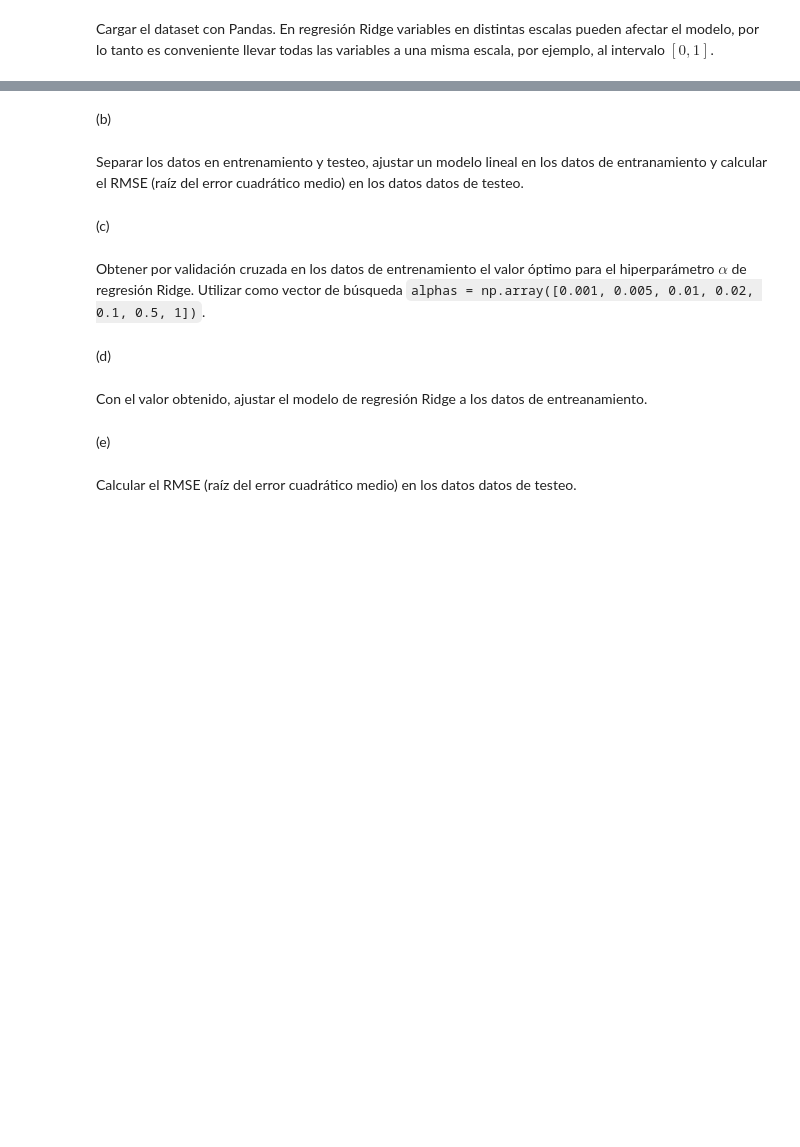
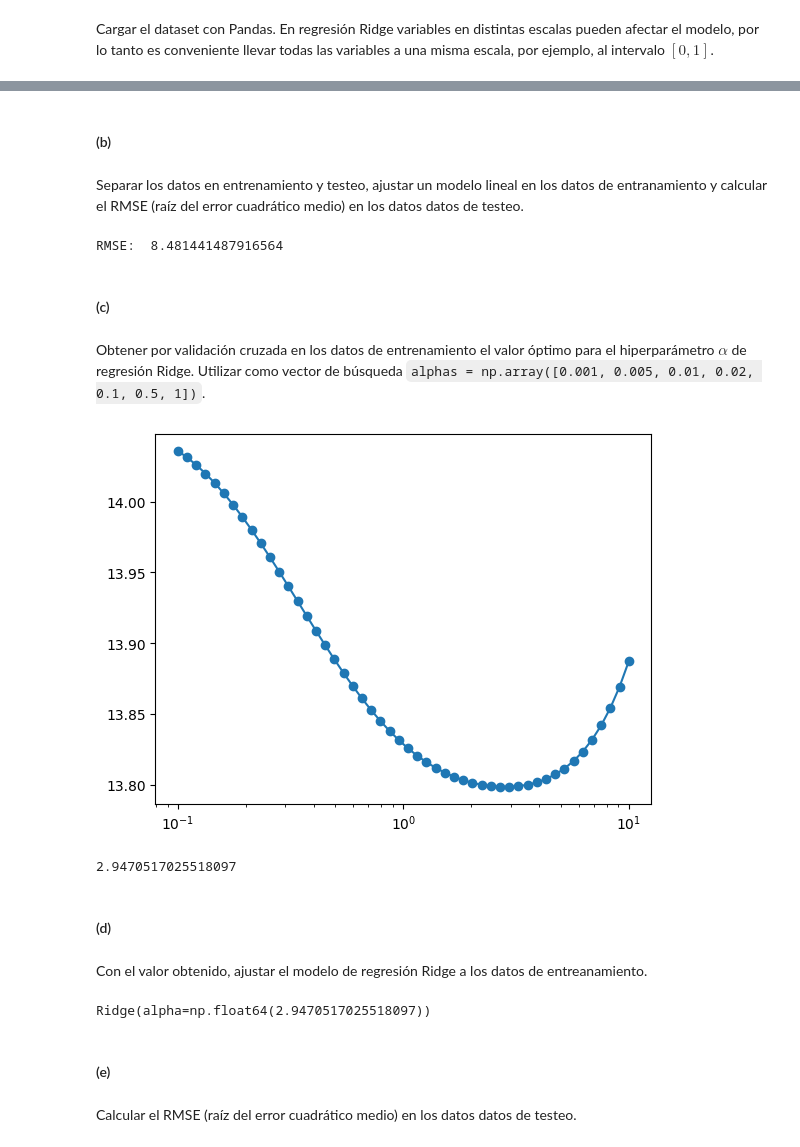
Before and after one commit to lmendezayl/uba-ldd-ic, a Jupyter notebook: guias/soluciones/practica7.ipynb, the cells around one changed output, grey strips where cells are left out. Drawn from its saved outputs; the diff is of its cells as text; code cells hidden in the pictures; blank space fills up the shorter version.

```diff
--- a/guias/soluciones/practica7.ipynb
+++ b/guias/soluciones/practica7.ipynb
@@ -646,3 +750,11 @@ clientes a partir de información de los clientes. Utilizamos el dataset `credit
 Cargar el dataset con Pandas. En regresión Ridge variables en distintas escalas pueden
 afectar el modelo, por lo tanto es conveniente llevar todas las variables a una misma escala,
 por ejemplo, al intervalo $[0,1]$.
+# %%
+try:
+    df_credit = pd.read_csv('../../datasets/credit.csv')
+except:
+    url = 'https://raw.githubusercontent.com/lmendezayl/uba-ldd-ic/refs/heads/main/datasets/credit.csv'
+    df_credit = pd.read_csv(url)
+
+df_credit.head()
@@ -649,20 +768,77 @@ por ejemplo, al intervalo $[0,1]$.
 # %% [markdown]
-(b)
+#### (b)
 # %% [markdown]
 Separar los datos en entrenamiento y testeo, ajustar un modelo lineal en los datos de
 entranamiento y calcular el RMSE (raíz del error cuadrático medio) en los datos datos de
 testeo.
+# %%
+formula = 'Income~(Limit+Rating+Cards+Age+Education+Gender+Student+Married+Ethnicity+Balance)*(Limit+Rating+Cards+Age+Education+Gender+Student+Married+Ethnicity+Balance) - 1'
+
+# modelo lineal con todas las variables
+y, X = Formula(formula).get_model_matrix(df_credit)
+X_train, X_test, y_train, y_test = train_test_split(X, y, test_size=0.2, random_state=42)
+modelo = LinearRegression()
+modelo.fit(X_train, y_train)
+print('RMSE: ', rmse(y_test, modelo.predict(X_test)))
+# %% [output]
+RMSE:  8.481441487916564
 # %% [markdown]
-(c)
+#### (c)
 # %% [markdown]
 Obtener por validación cruzada en los datos de entrenamiento el valor óptimo para el
 hiperparámetro $α$ de regresión Ridge. Utilizar como vector de búsqueda `alphas =
 np.array([0.001, 0.005, 0.01, 0.02, 0.1, 0.5, 1])`.
+# %%
+# definimos nuestros pliegos
+cv = KFold(n_splits=6, random_state=42, shuffle=True)
+
+# separamos el dataset
+df_credit_train, df_credit_test = train_test_split(df_credit, test_size=0.2, random_state=42)
+y, X = Formula(formula).get_model_matrix(df_credit_train)
+# convertimos a pd.Series (conveniente para graficar o acceder a los valores de la serie)
+y = y.squeeze()
+
+# definimos los alfas para ridge
+alphas = np.logspace(-1,1, 50)
+
+rr = []
+# hacemos kfold sobre cada uno de los alphas
+for alpha in alphas:
+    modeloRidge = Ridge(alpha = alpha, fit_intercept = True)  # Inicializamos un modelo Ridge con intercept
+    rmse_arr = np.zeros(cv.get_n_splits())
+    i = 0
+    for train_index, val_index in cv.split(X):
+        X_train, X_val, y_train, y_val = X.iloc[train_index], X.iloc[val_index], y.iloc[train_index], y.iloc[val_index]
+        scaler = StandardScaler()
+        X_train_scaled = scaler.fit_transform(X_train) # hay que hacerlo sobre train pq los datos de testeo son desconocidos para nosotros
+        X_val_scaled = scaler.fit_transform(X_val)
+        modeloRidge.fit(X_train_scaled, y_train)
+        y_pred = modeloRidge.predict(X_val_scaled)
+        rmse_arr[i] = np.sqrt(mean_squared_error(y_val, y_pred))
+        i = i + 1
+    rr.append(rmse_arr.mean())
+
+plt.plot(alphas, rr)
+plt.scatter(alphas, rr)
+plt.xscale('log')
+# %% [output]
+[figure, added]
+# %%
+# alpha minimo que nos dio kfolds
+alpha_optimo = alphas[rr.index(min(rr))]
+print(alpha_optimo)
+# %% [output]
+2.9470517025518097
 # %% [markdown]
-(d)
+#### (d)
 # %% [markdown]
 Con el valor obtenido, ajustar el modelo de regresión Ridge a los datos de entreanamiento.
+# %%
+modelo_opt = Ridge(alpha = alpha_optimo, fit_intercept=True)
+modelo_opt.fit(X,y)
+# %% [output]
+Ridge(alpha=np.float64(2.9470517025518097))
 # %% [markdown]
-(e)
+#### (e)
 # %% [markdown]
 Calcular el RMSE (raíz del error cuadrático medio) en los datos datos de testeo.
```
Also changed, not shown: parts of 26 cells of this notebook.
